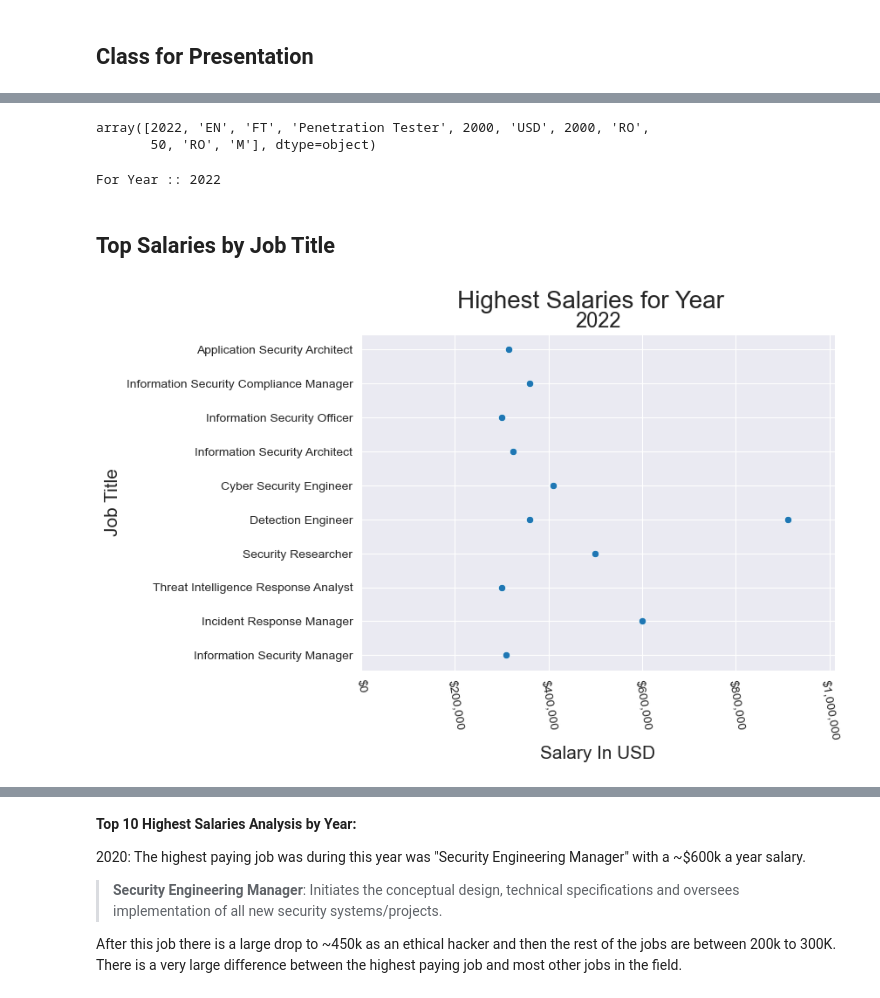
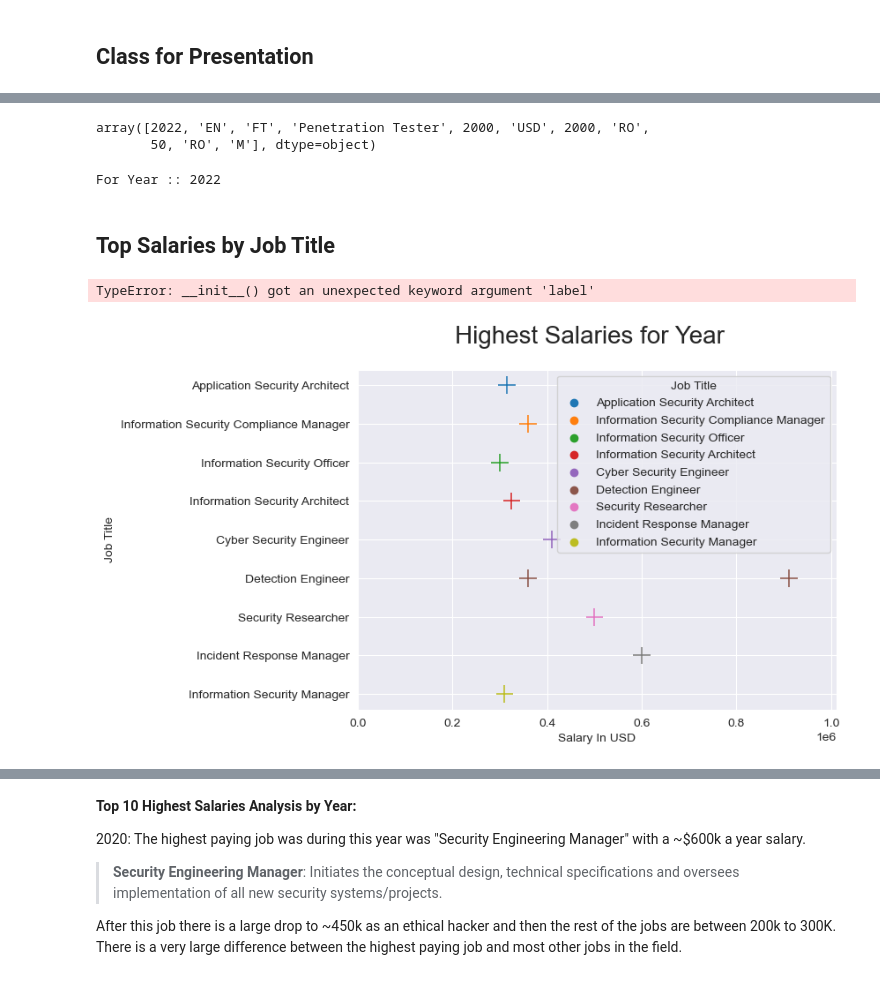
Before and after one commit to SantosAbimaelRomero/Cyber-Security-Salaries, a Jupyter notebook: Cyber Security Salary Presentation.ipynb, the cells around one changed output, grey strips where cells are left out. Cells and saved outputs as stored; diff of their text form; code cells hidden in the pictures.

Commit message:
visual changes

```diff
--- a/Cyber Security Salary Presentation.ipynb
+++ b/Cyber Security Salary Presentation.ipynb
@@ -315,12 +317,15 @@ class Salaries:
 
         if type_.lower() == 'top':
             sns.scatterplot(data=self.data, y=self.data[feature].tail(range_),
-                        x=self.data['Salary In USD'], sizes=200)
+                            x=self.data['Salary In USD'], s=200, marker="+",
+                            color=".2", hue=self.data[feature].tail(range_))
             plt.xlim(left=0, right=(self.salary_in_usd.tail(range_).max().values + 100000))
             plt.suptitle("Highest Salaries for Year", fontsize=20)
+            plt.legend(loc=(1, 1), label=str(self.salary_in_usd)
         elif type_.lower() == 'low':
             sns.scatterplot(data=self.data, y=self.data[feature].head(range_),
-                       x=self.data['Salary In USD'])
+                            x=self.data['Salary In USD'], s=200, marker="|",
+                            color=".2")
             plt.xlim(left=0, right=(self.salary_in_usd.head(range_).max().values + 10000))
             plt.suptitle(f"Lowest Salaries for Year", fontsize=20)
 
@@ -335,18 +340,21 @@ class Salaries:
 class_df2022 = Salaries(df_2022)
 class_df2021 = Salaries(df_2021)
 class_df2020 = Salaries(df_2020)
-# %%
-class_df2022.data.values[0]
-# %% [output]
-array([2022, 'EN', 'FT', 'Penetration Tester', 2000, 'USD', 2000, 'RO',
-       50, 'RO', 'M'], dtype=object)
-# %%
-print(f"""For Year :: {class_df2022.data.values[0][0]}""")
-# %% [output]
-For Year :: 2022
+# %%
+class_df2022.data.values[0]
+# %% [output]
+array([2022, 'EN', 'FT', 'Penetration Tester', 2000, 'USD', 2000, 'RO',
+       50, 'RO', 'M'], dtype=object)
+# %%
+print(f"""For Year :: {class_df2022.data.values[0][0]}""")
+# %% [output]
+For Year :: 2022
 # %% [markdown]
 ## Top Salaries by Job Title
 # %%
-class_df2022.salary('Top', 'Job Title', 11)
+class_df2022.salary('Top', 'Job Title', 10)
+class_df2021.salary('TOP', 'Job Title', 10)
+class_df2020.salary('tOP', 'Job Title', 10)
 # %% [output]
+TypeError: __init__() got an unexpected keyword argument 'label'
-[figure, old version]
+[figure, new version]
```
Also changed, not shown: parts of 8 cells of this notebook.
